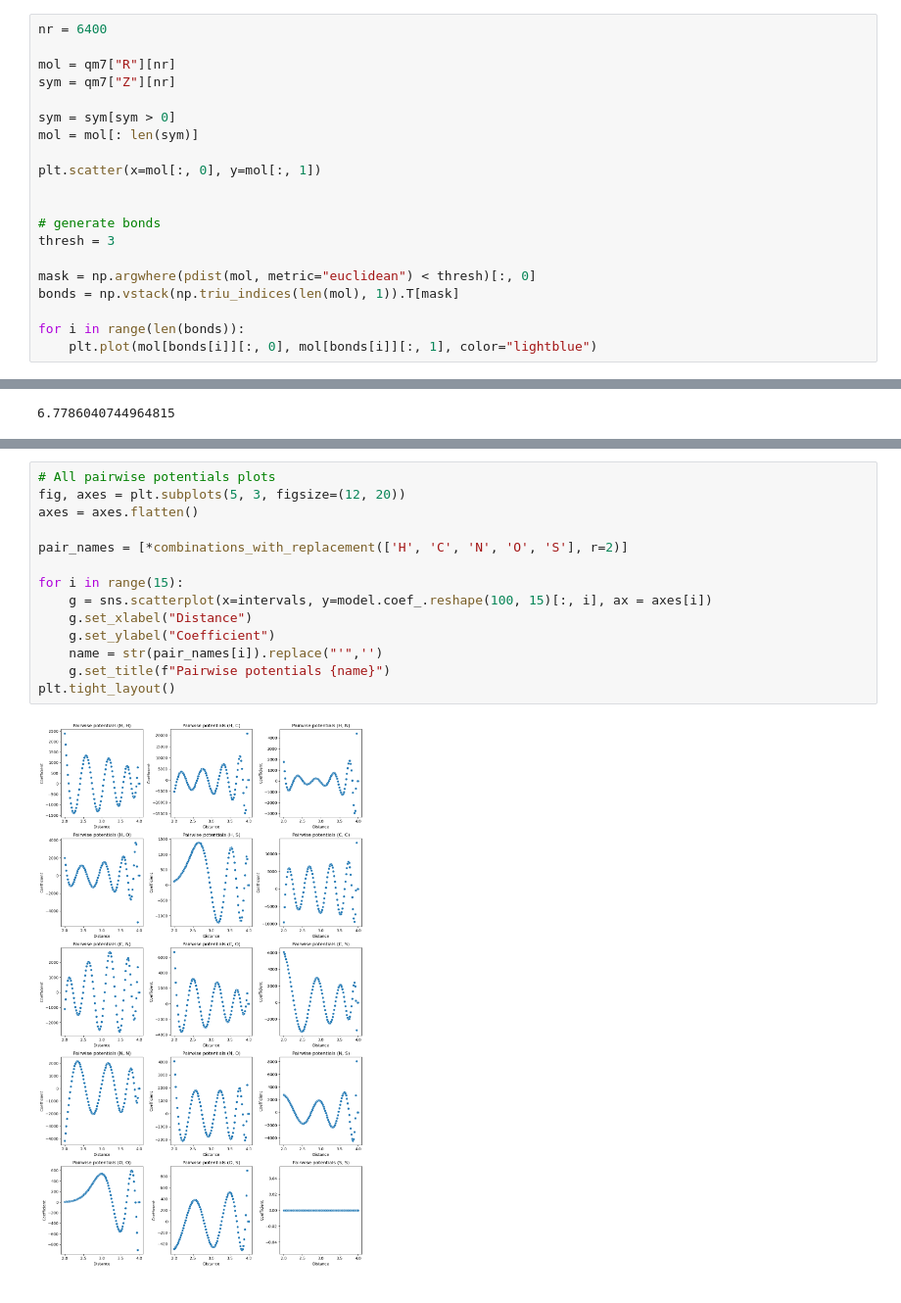
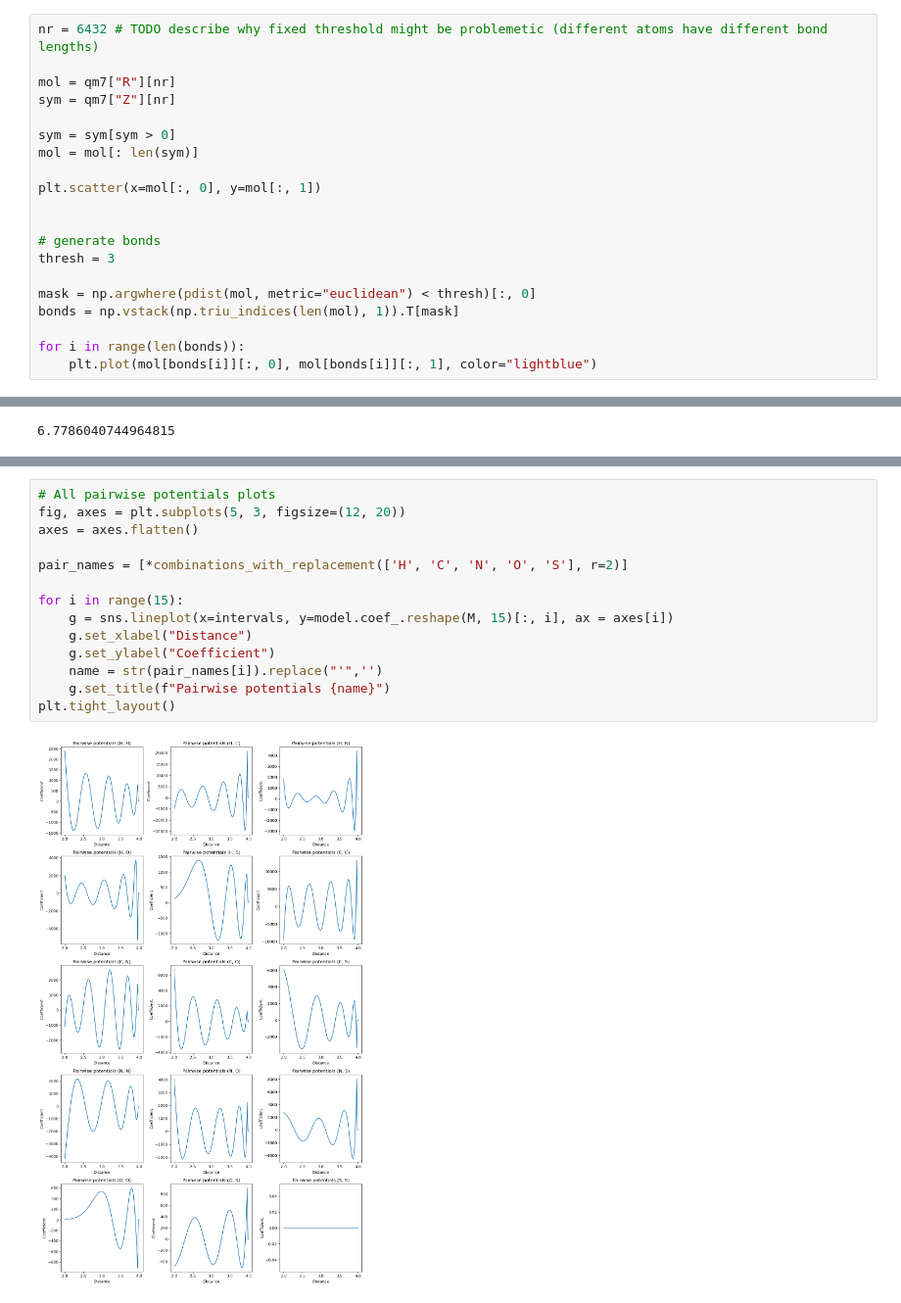
Before and after one commit to jascha-je/LabML4DS, a Jupyter notebook: p2/p2_jascha.ipynb, the cells around one changed output, grey strips where cells are left out. Shown at 98% size. Cells and saved outputs as stored; diff of their text form.

```diff
--- a/p2/p2_jascha.ipynb
+++ b/p2/p2_jascha.ipynb
@@ -84,7 +83,7 @@ plt.show()
 # %% [markdown]
 ### "quick and dirty approach"
 # %%
-nr = 6400
+nr = 6432 # TODO describe why fixed threshold might be problemetic (different atoms have different bond lengths)
 
 mol = qm7["R"][nr]
 sym = qm7["Z"][nr]
@@ -348,16 +383,16 @@ mean_absolute_error(y_test, model.predict(X_test))
 # %%
 # All pairwise potentials plots
 fig, axes = plt.subplots(5, 3, figsize=(12, 20))
 axes = axes.flatten()
 
 pair_names = [*combinations_with_replacement(['H', 'C', 'N', 'O', 'S'], r=2)]
 
 for i in range(15):
-    g = sns.scatterplot(x=intervals, y=model.coef_.reshape(100, 15)[:, i], ax = axes[i])
+    g = sns.lineplot(x=intervals, y=model.coef_.reshape(M, 15)[:, i], ax = axes[i])
     g.set_xlabel("Distance")
     g.set_ylabel("Coefficient")
     name = str(pair_names[i]).replace("'",'')
     g.set_title(f"Pairwise potentials {name}")
 plt.tight_layout()
 # %% [output]
-[figure, old version]
+[figure, new version]
```
Also changed, not shown: parts of 10 cells of this notebook.
